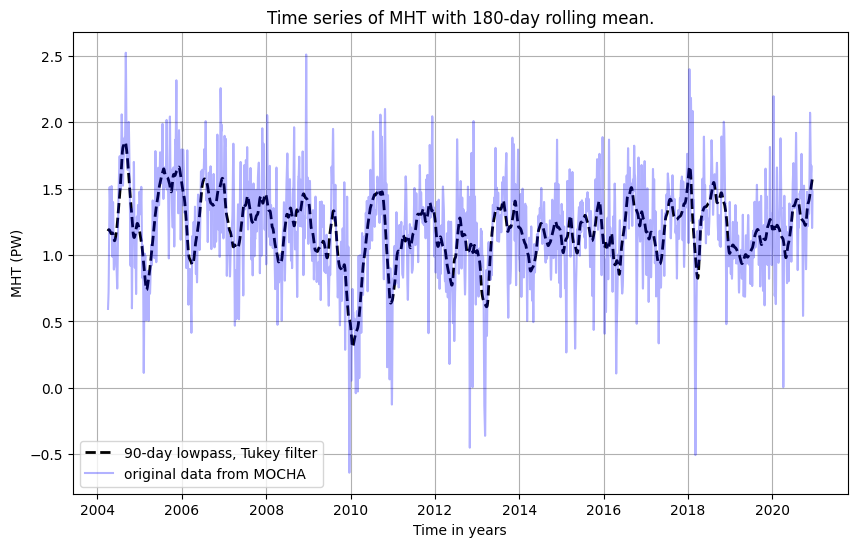
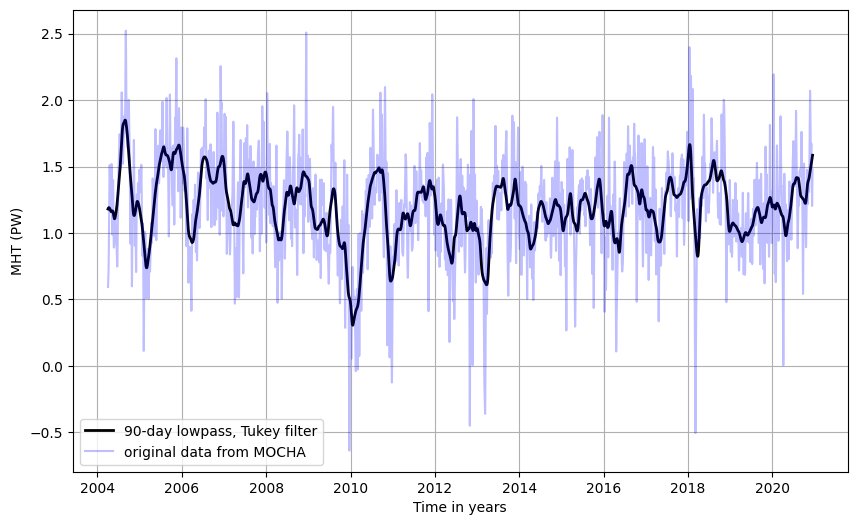
Unified diff of the notebook cell whose output changed from the first chart to the second:
--- before
+++ after
@@ -1,8 +1,7 @@
 plt.figure(figsize=[10,6])
-plt.plot(MHT["TIME"],lowpass_90day,color = "k", ls = "--", lw = 2, label = "90-day lowpass, Tukey filter")
-MHT.plot(alpha = 0.3, color ="blue", label = "original data from MOCHA")
+plt.plot(MHT["TIME"],lowpass_90day,color = "k", ls = "-", lw = 2, label = "90-day lowpass, Tukey filter")
+MHT.plot(alpha = 0.25, color ="blue", label = "original data from MOCHA")
 plt.xlabel("Time in years")
 plt.ylabel("MHT (PW)")
-plt.title("Time series of MHT with 180-day rolling mean.")
 plt.grid()
 plt.legend()

Commit: tentative final repo #2